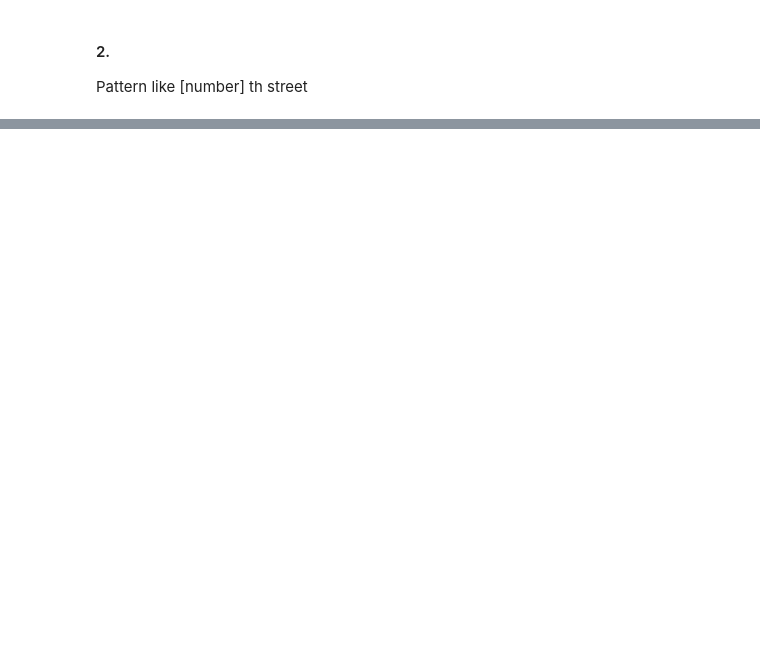
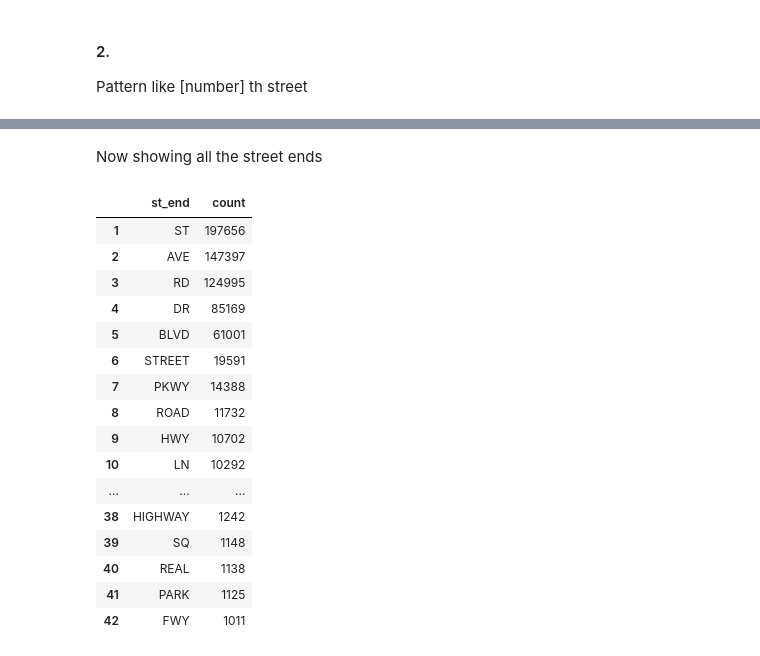
Before and after one commit to young-geng/stat133, a Jupyter notebook: hw8/hw8.ipynb, the cells around one changed output, grey strips where cells are left out. Saved outputs shown, nothing was run; the diff lists cells and outputs as text; code cells hidden in the pictures; blank space fills up the shorter version.

```diff
--- a/hw8/hw8.ipynb
+++ b/hw8/hw8.ipynb
@@ -136,0 +170,22 @@ sampled_address %>%
+# %% [markdown]
+Now showing all the street ends
+# %%
+st_ends %>% arrange(desc(count))
+# %% [output]
+|  | st_end | count |
+| 1 | ST | 197656 |
+| 2 | AVE | 147397 |
+| 3 | RD | 124995 |
+| 4 | DR | 85169 |
+| 5 | BLVD | 61001 |
+| 6 | STREET | 19591 |
+| 7 | PKWY | 14388 |
+| 8 | ROAD | 11732 |
+| 9 | HWY | 10702 |
+| 10 | LN | 10292 |
+| ... | ... | ... |
+| 38 | HIGHWAY | 1242 |
+| 39 | SQ | 1148 |
+| 40 | REAL | 1138 |
+| 41 | PARK | 1125 |
+| 42 | FWY | 1011 |
```
Also changed, not shown: parts of 12 cells of this notebook.
